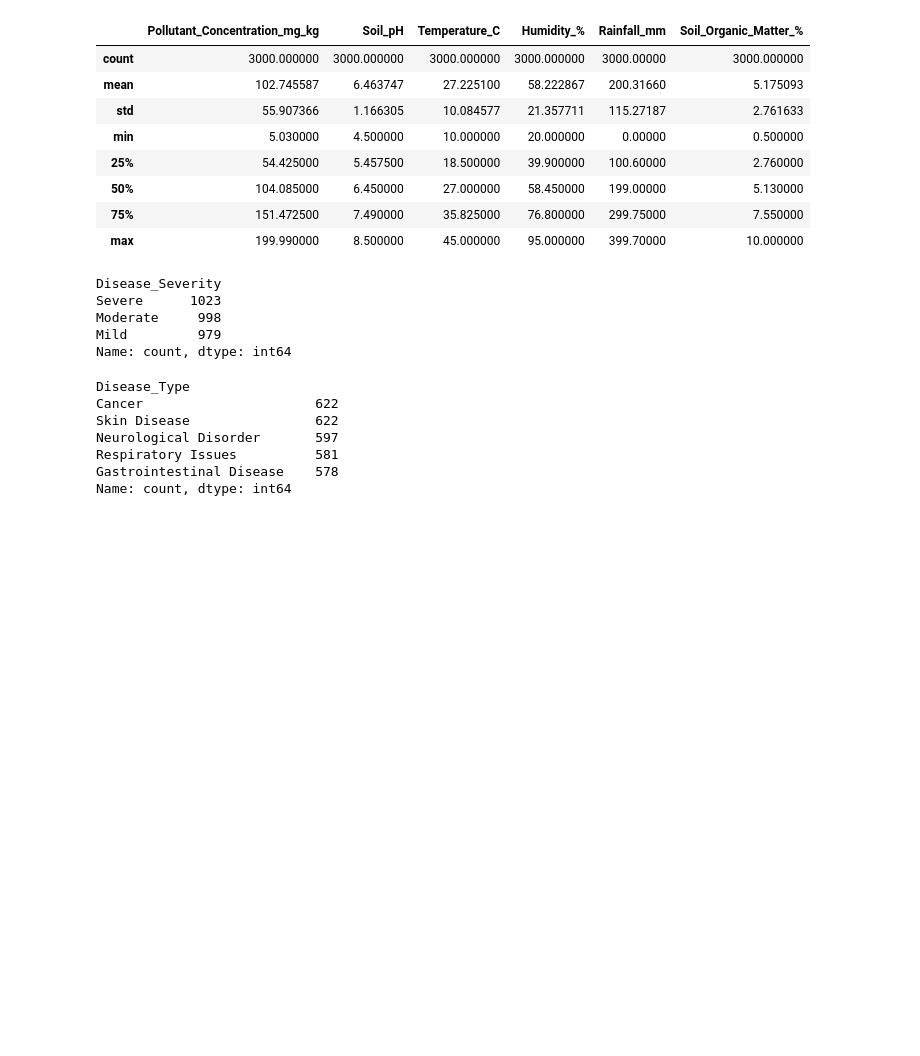
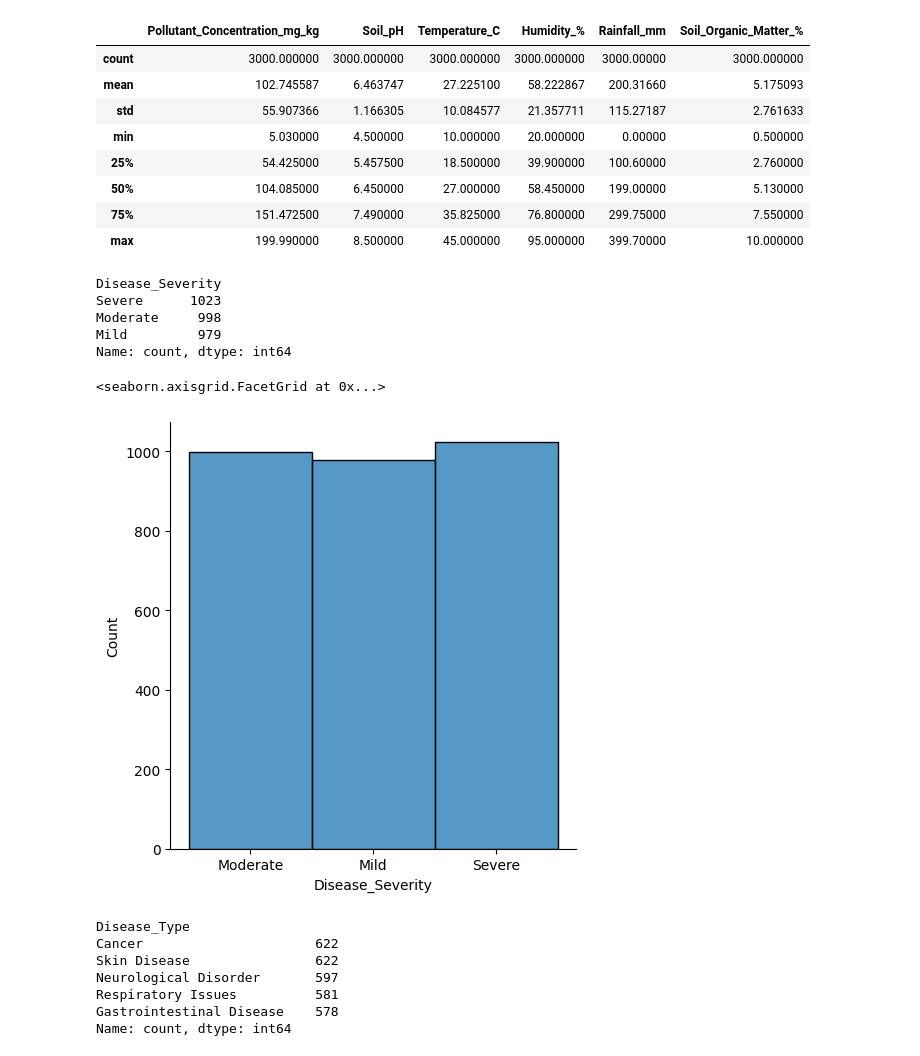
Before and after one commit to AGC79/proyecto_machine_learning_agc, a Jupyter notebook: presentacion_proyecto_ml.ipynb, the cells around one changed output. Saved outputs shown, nothing was run; the diff lists cells and outputs as text; code cells hidden in the pictures; blank space fills up the shorter version.

```diff
--- a/presentacion_proyecto_ml.ipynb
+++ b/presentacion_proyecto_ml.ipynb
@@ -109,6 +109,11 @@ Severe      1023
 Moderate     998
 Mild         979
 Name: count, dtype: int64
+# %%
+sns.displot(df["Disease_Severity"])
+# %% [output]
+<seaborn.axisgrid.FacetGrid at 0x...>
+[figure, added]
 # %%
 df["Disease_Type"].value_counts()
 # %% [output]
```
Also changed, not shown: parts of 1 cell of this notebook.
